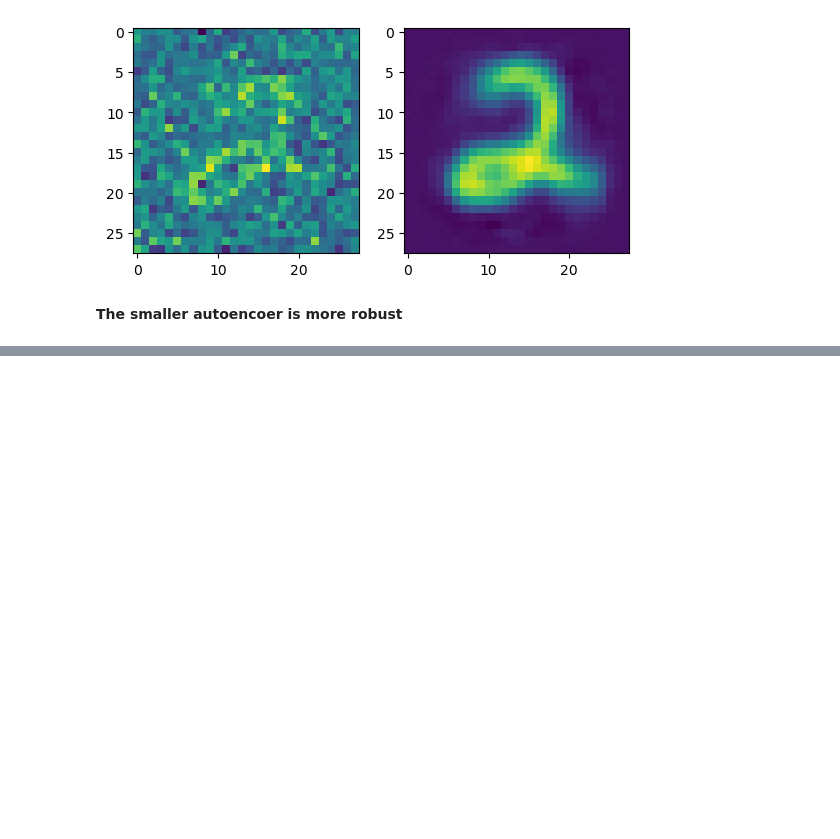
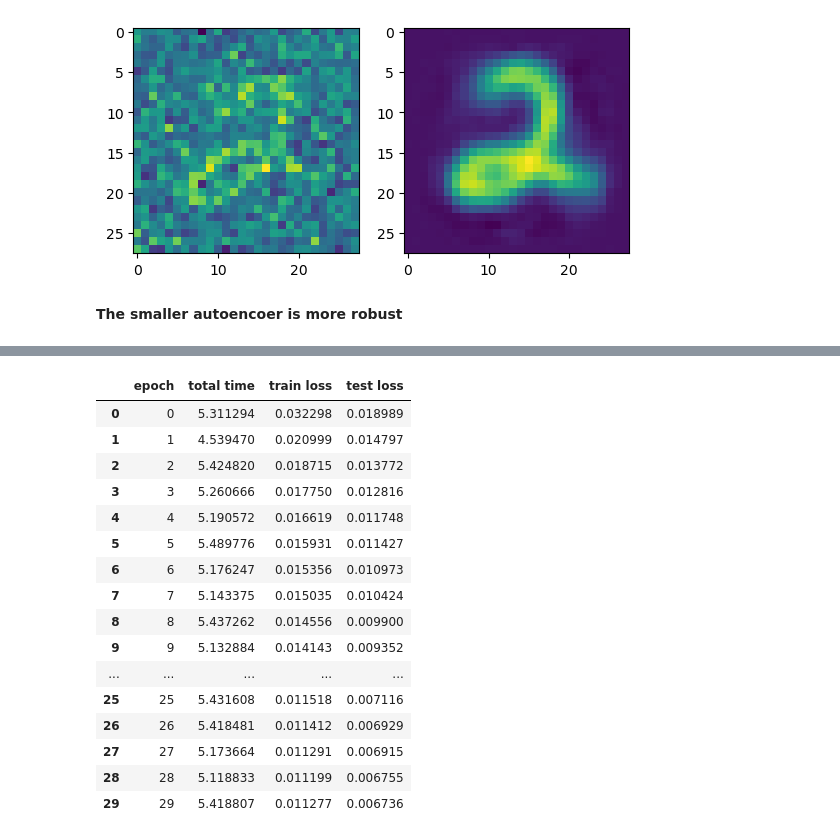
Before and after one commit to Efrazar/Bio-AI-foundations, a Jupyter notebook: Inside_Deep_Learning/07_Autoencoding_&_Self-supervision.ipynb, the cells around one changed output, grey strips where cells are left out. Drawn from its saved outputs; the diff is of its cells as text; code cells hidden in the pictures; blank space fills up the shorter version.

```diff
--- a/Inside_Deep_Learning/07_Autoencoding_&_Self-supervision.ipynb
+++ b/Inside_Deep_Learning/07_Autoencoding_&_Self-supervision.ipynb
@@ -510,0 +512,11 @@ showEncodeDecode(auto_encode_decode, addNoise(test_data_xy[5][0]))
+# %%
+# Add a class to add gausian noise to the data
+class AdditiveGaussianNoise(nn.Module):
+    def __init__(self):
+        super().__init__()
+
+    def forward(self, x):
+        if self.training:  # Only add noise during training
+            return addNoise(x, device=device)
+        else:
+            return x
@@ -510,0 +545,29 @@ showEncodeDecode(auto_encode_decode, addNoise(test_data_xy[5][0]))
+# %%
+    #Original Loss function
+mse_loss = nn.MSELoss()
+
+train_network_EZA(dnauto_encode_decode_big,
+                  mse_loss,
+                  train_loader,
+                  test_loader=test_loader,
+                  epochs=30,
+                  device=device
+)
+# %% [output]
+|  | epoch | total time | train loss | test loss |
+| 0 | 0 | 5.311294 | 0.032298 | 0.018989 |
+| 1 | 1 | 4.539470 | 0.020999 | 0.014797 |
+| 2 | 2 | 5.424820 | 0.018715 | 0.013772 |
+| 3 | 3 | 5.260666 | 0.017750 | 0.012816 |
+| 4 | 4 | 5.190572 | 0.016619 | 0.011748 |
+| 5 | 5 | 5.489776 | 0.015931 | 0.011427 |
+| 6 | 6 | 5.176247 | 0.015356 | 0.010973 |
+| 7 | 7 | 5.143375 | 0.015035 | 0.010424 |
+| 8 | 8 | 5.437262 | 0.014556 | 0.009900 |
+| 9 | 9 | 5.132884 | 0.014143 | 0.009352 |
+| ... | ... | ... | ... | ... |
+| 25 | 25 | 5.431608 | 0.011518 | 0.007116 |
+| 26 | 26 | 5.418481 | 0.011412 | 0.006929 |
+| 27 | 27 | 5.173664 | 0.011291 | 0.006915 |
+| 28 | 28 | 5.118833 | 0.011199 | 0.006755 |
+| 29 | 29 | 5.418807 | 0.011277 | 0.006736 |
```
Also changed, not shown: parts of 8 cells of this notebook.
